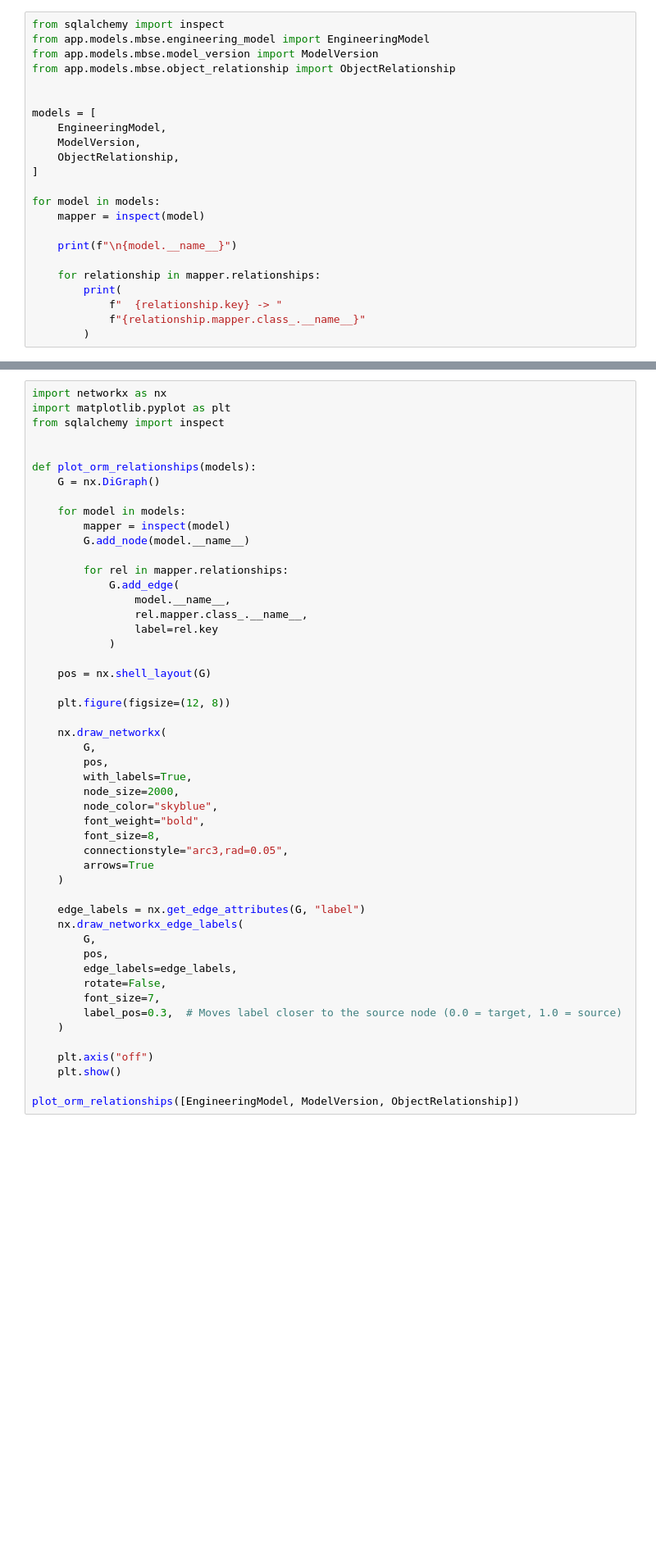
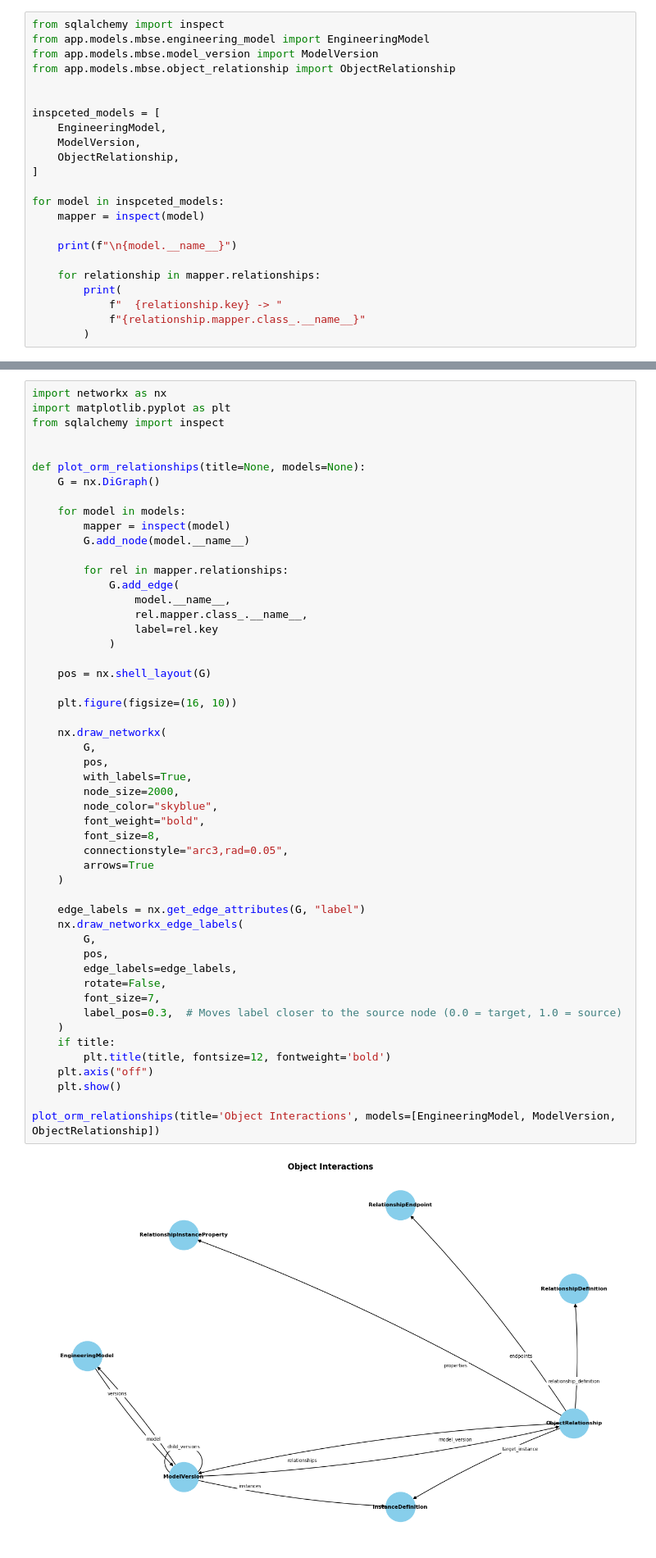
Before and after one commit to Sheldor287/repo, a Jupyter notebook: database_work/prod/app/models/schema.ipynb, the cells around one changed output, grey strips where cells are left out. Shown at 82% size. Cells and saved outputs as stored; diff of their text form; blank space fills up the shorter version.

```diff
--- a/database_work/prod/app/models/schema.ipynb
+++ b/database_work/prod/app/models/schema.ipynb
@@ -149,13 +203,13 @@ from app.models.mbse.model_version import ModelVersion
 from app.models.mbse.object_relationship import ObjectRelationship
 
 
-models = [
+inspceted_models = [
     EngineeringModel,
     ModelVersion,
     ObjectRelationship,
 ]
 
-for model in models:
+for model in inspceted_models:
     mapper = inspect(model)
 
     print(f"\n{model.__name__}")
@@ -171,7 +243,7 @@ import matplotlib.pyplot as plt
 from sqlalchemy import inspect
 
 
-def plot_orm_relationships(models):
+def plot_orm_relationships(title=None, models=None):
     G = nx.DiGraph()
 
     for model in models:
@@ -185,33 +257,36 @@ def plot_orm_relationships(models):
                 label=rel.key
             )
 
     pos = nx.shell_layout(G)
 
-    plt.figure(figsize=(12, 8))
+    plt.figure(figsize=(16, 10))
 
     nx.draw_networkx(
         G,
         pos,
         with_labels=True,
         node_size=2000,
         node_color="skyblue",
         font_weight="bold",
         font_size=8,
         connectionstyle="arc3,rad=0.05",
         arrows=True
     )
 
     edge_labels = nx.get_edge_attributes(G, "label")
     nx.draw_networkx_edge_labels(
         G,
         pos,
         edge_labels=edge_labels,
         rotate=False,
         font_size=7,
         label_pos=0.3,  # Moves label closer to the source node (0.0 = target, 1.0 = source)
     )
-
+    if title:
+        plt.title(title, fontsize=12, fontweight='bold')
     plt.axis("off")
     plt.show()
 
-plot_orm_relationships([EngineeringModel, ModelVersion, ObjectRelationship])
+plot_orm_relationships(title='Object Interactions', models=[EngineeringModel, ModelVersion, ObjectRelationship])
+# %% [output]
+[figure, added]
```
Also changed, not shown: parts of 14 cells of this notebook, 14 other files.
